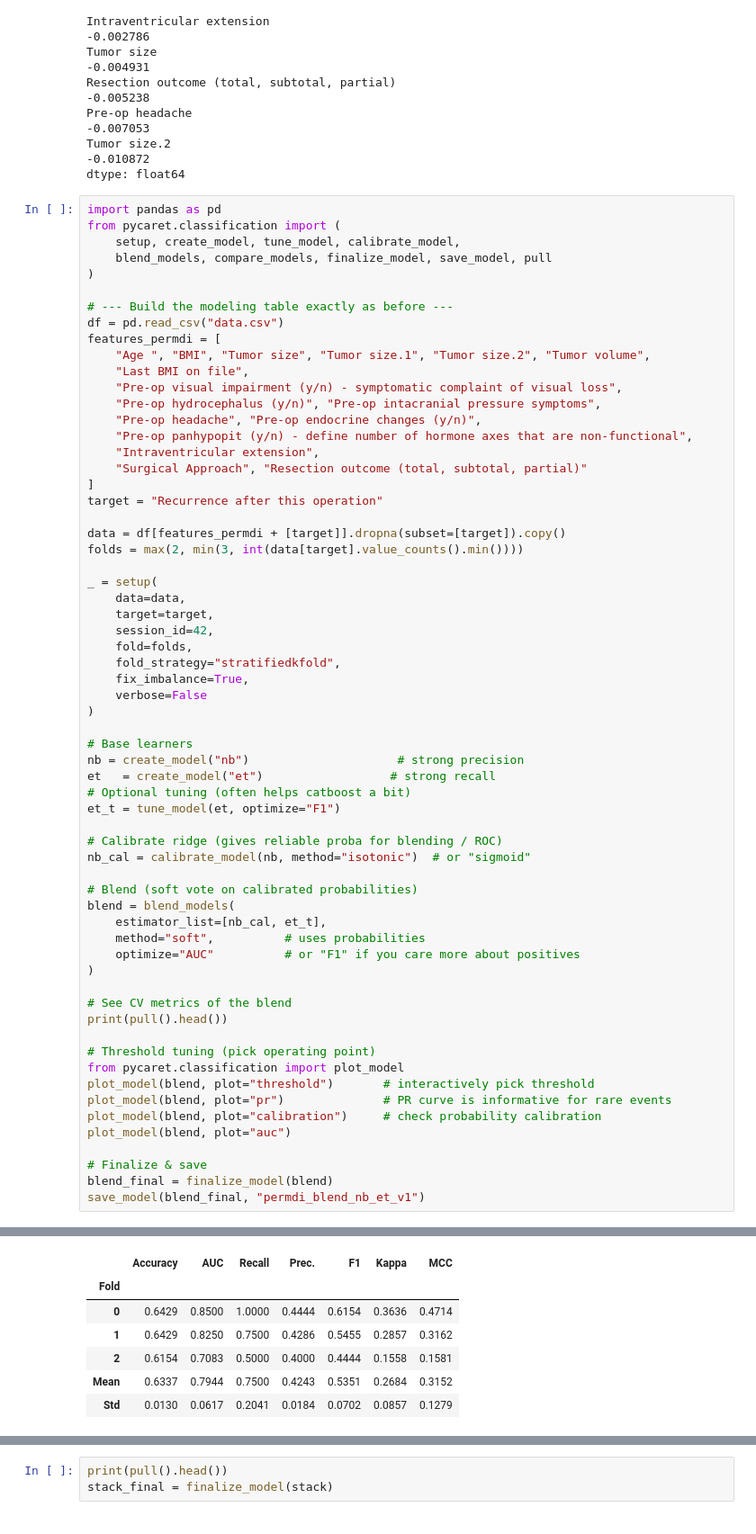
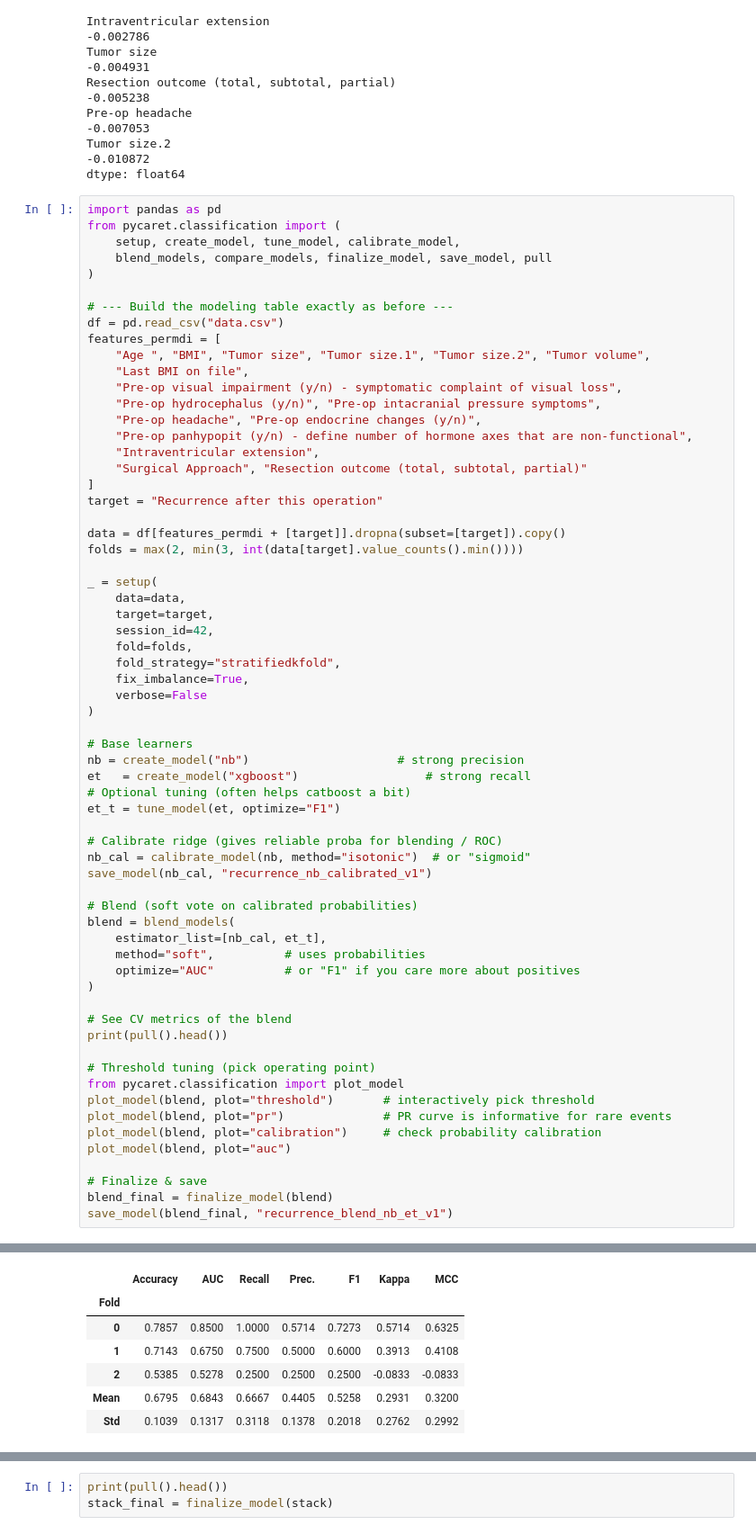
Before and after one commit to shrinitbabel/craniopharyngioma, a Jupyter notebook: second.ipynb, the cells around one changed output, grey strips where cells are left out. Shown at 90% size. Cells and saved outputs as stored; diff of their text form.

```diff
--- a/second.ipynb
+++ b/second.ipynb
@@ -358,12 +356,13 @@ _ = setup(
 
 # Base learners
 nb = create_model("nb")                     # strong precision
-et   = create_model("et")                  # strong recall
+et   = create_model("xgboost")                  # strong recall
 # Optional tuning (often helps catboost a bit)
 et_t = tune_model(et, optimize="F1")
 
 # Calibrate ridge (gives reliable proba for blending / ROC)
 nb_cal = calibrate_model(nb, method="isotonic")  # or "sigmoid"
+save_model(nb_cal, "recurrence_nb_calibrated_v1")
 
 # Blend (soft vote on calibrated probabilities)
 blend = blend_models(
@@ -384,7 +383,7 @@ plot_model(blend, plot="auc")
 
 # Finalize & save
 blend_final = finalize_model(blend)
-save_model(blend_final, "permdi_blend_nb_et_v1")
+save_model(blend_final, "recurrence_blend_nb_et_v1")
 # %% [output]
 [interactive output not drawn]
 |  | Accuracy | AUC | Recall | Prec. | F1 | Kappa | MCC |
@@ -406,12 +405,12 @@ save_model(blend_final, "permdi_blend_nb_et_v1")
 [interactive output not drawn]
 [interactive output not drawn]
 |  | Accuracy | AUC | Recall | Prec. | F1 | Kappa | MCC |
 | Fold |  |  |  |  |  |  |  |
-| 0 | 0.6429 | 0.8500 | 1.0000 | 0.4444 | 0.6154 | 0.3636 | 0.4714 |
-| 1 | 0.6429 | 0.8250 | 0.7500 | 0.4286 | 0.5455 | 0.2857 | 0.3162 |
-| 2 | 0.6154 | 0.7083 | 0.5000 | 0.4000 | 0.4444 | 0.1558 | 0.1581 |
-| Mean | 0.6337 | 0.7944 | 0.7500 | 0.4243 | 0.5351 | 0.2684 | 0.3152 |
-| Std | 0.0130 | 0.0617 | 0.2041 | 0.0184 | 0.0702 | 0.0857 | 0.1279 |
+| 0 | 0.7857 | 0.8500 | 1.0000 | 0.5714 | 0.7273 | 0.5714 | 0.6325 |
+| 1 | 0.7143 | 0.6750 | 0.7500 | 0.5000 | 0.6000 | 0.3913 | 0.4108 |
+| 2 | 0.5385 | 0.5278 | 0.2500 | 0.2500 | 0.2500 | -0.0833 | -0.0833 |
+| Mean | 0.6795 | 0.6843 | 0.6667 | 0.4405 | 0.5258 | 0.2931 | 0.3200 |
+| Std | 0.1039 | 0.1317 | 0.3118 | 0.1378 | 0.2018 | 0.2762 | 0.2992 |
 [interactive output not drawn]
 Fitting 3 folds for each of 10 candidates, totalling 30 fits
 [interactive output not drawn]
```
Also changed, not shown: parts of 5 cells of this notebook, 15 other files.
